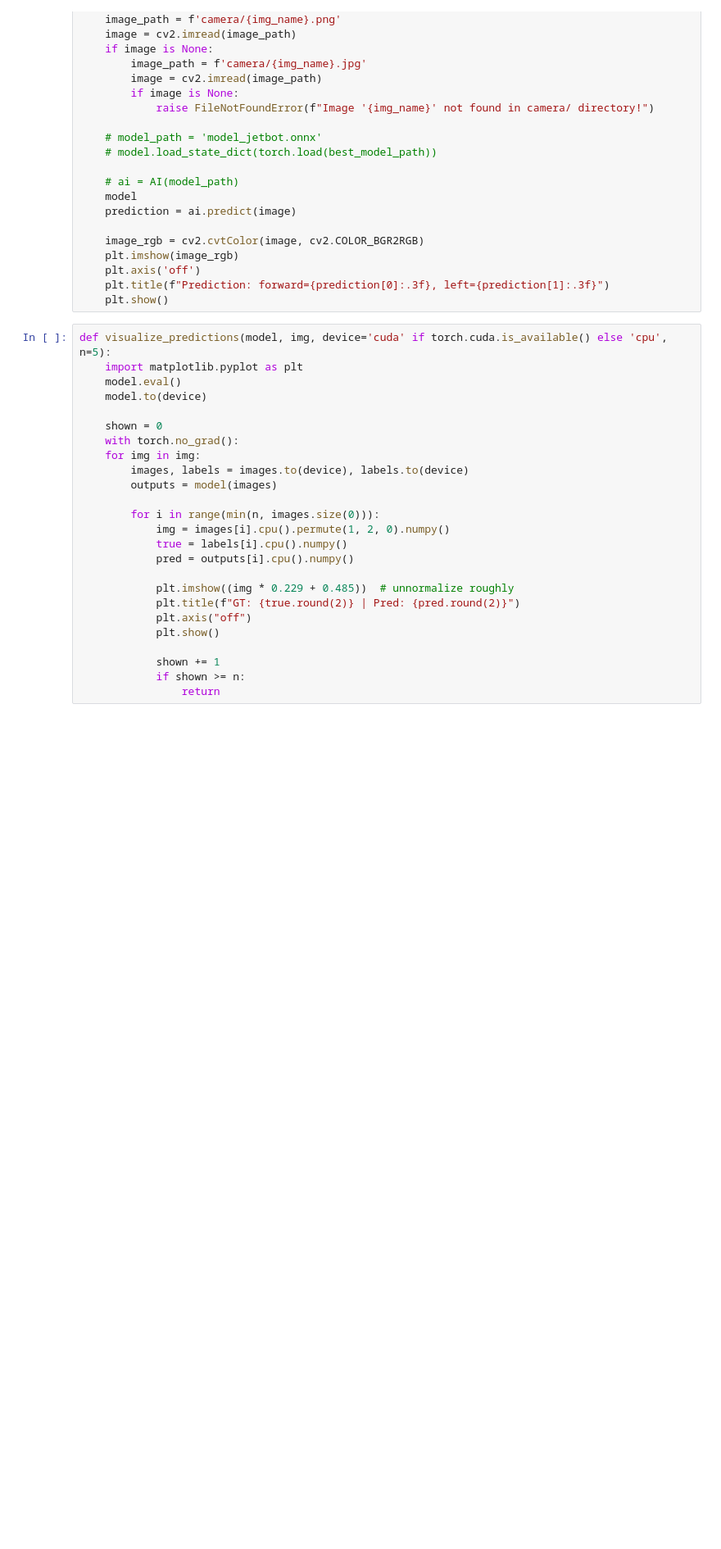
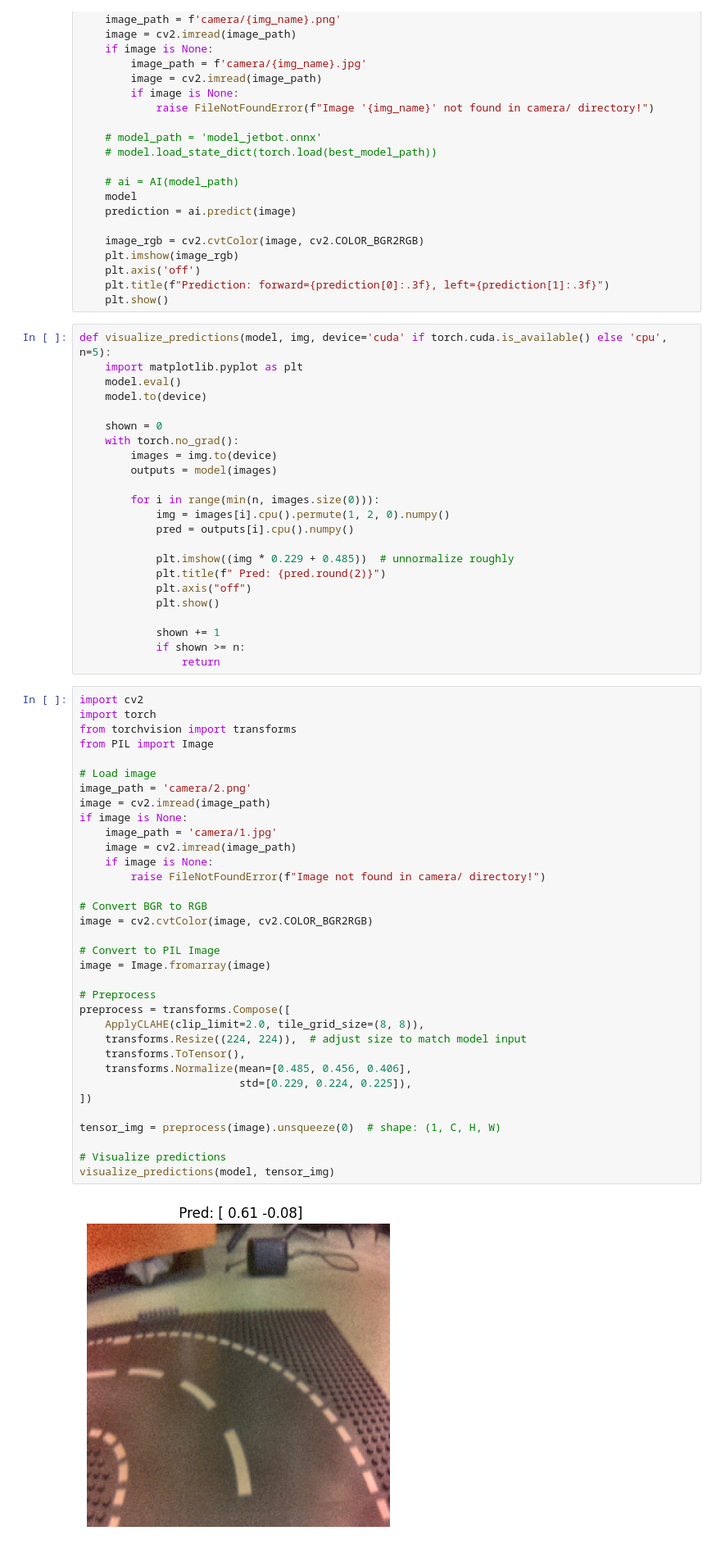
Before and after one commit to Bialkasss/JetBot_self-driving, a Jupyter notebook: jetbot_not_bad copy.ipynb, the cells around one changed output. Shown at 82% size. Drawn from its saved outputs; the diff is of its cells as text; blank space fills up the shorter version.

```diff
--- a/jetbot_not_bad copy.ipynb
+++ b/jetbot_not_bad copy.ipynb
@@ -852,20 +731,54 @@ def visualize_predictions(model, img, device='cuda' if torch.cuda.is_available()
 
     shown = 0
     with torch.no_grad():
-    for img in img:
-        images, labels = images.to(device), labels.to(device)
+        images = img.to(device)
         outputs = model(images)
 
         for i in range(min(n, images.size(0))):
             img = images[i].cpu().permute(1, 2, 0).numpy()
-            true = labels[i].cpu().numpy()
             pred = outputs[i].cpu().numpy()
 
             plt.imshow((img * 0.229 + 0.485))  # unnormalize roughly
-            plt.title(f"GT: {true.round(2)} | Pred: {pred.round(2)}")
+            plt.title(f" Pred: {pred.round(2)}")
             plt.axis("off")
             plt.show()
 
             shown += 1
             if shown >= n:
                 return
+# %%
+import cv2
+import torch
+from torchvision import transforms
+from PIL import Image
+
+# Load image
+image_path = 'camera/2.png'
+image = cv2.imread(image_path)
+if image is None:
+    image_path = 'camera/1.jpg'
+    image = cv2.imread(image_path)
+    if image is None:
+        raise FileNotFoundError(f"Image not found in camera/ directory!")
+
+# Convert BGR to RGB
+image = cv2.cvtColor(image, cv2.COLOR_BGR2RGB)
+
+# Convert to PIL Image
+image = Image.fromarray(image)
+
+# Preprocess
+preprocess = transforms.Compose([
+    ApplyCLAHE(clip_limit=2.0, tile_grid_size=(8, 8)),
+    transforms.Resize((224, 224)),  # adjust size to match model input
+    transforms.ToTensor(),
+    transforms.Normalize(mean=[0.485, 0.456, 0.406],
+                         std=[0.229, 0.224, 0.225]),
+])
+
+tensor_img = preprocess(image).unsqueeze(0)  # shape: (1, C, H, W)
+
+# Visualize predictions
+visualize_predictions(model, tensor_img)
+# %% [output]
+[figure, added]
```
Also changed, not shown: parts of 15 cells of this notebook.
